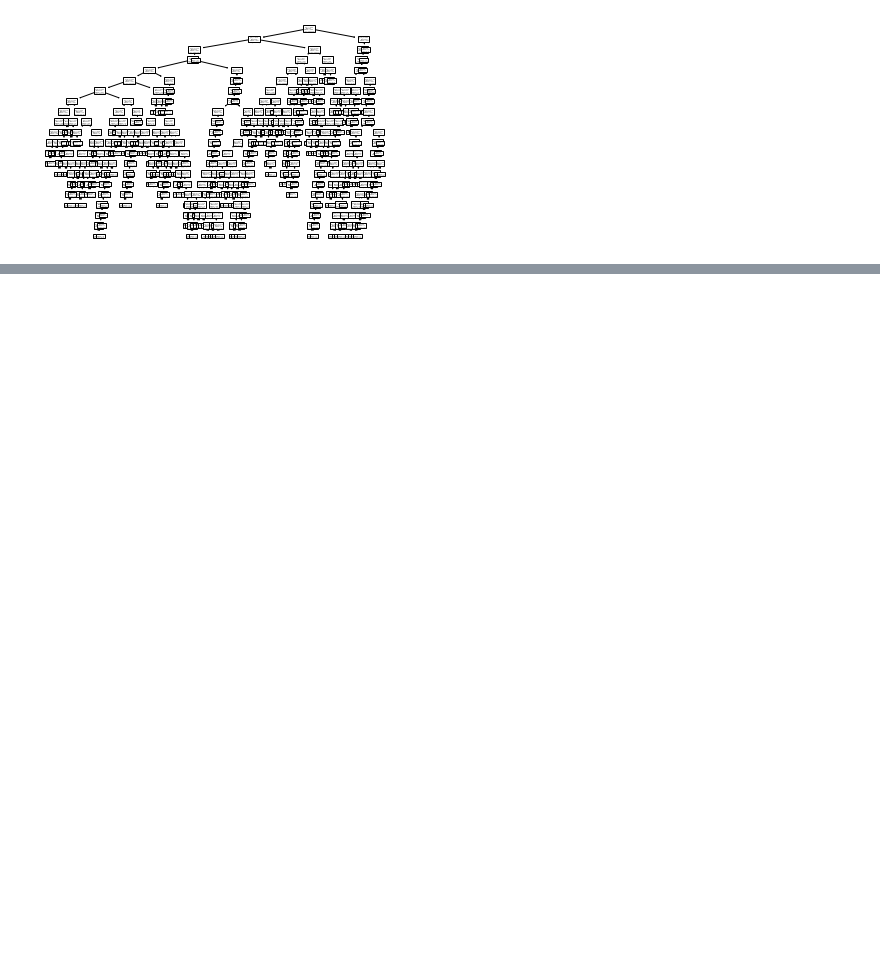
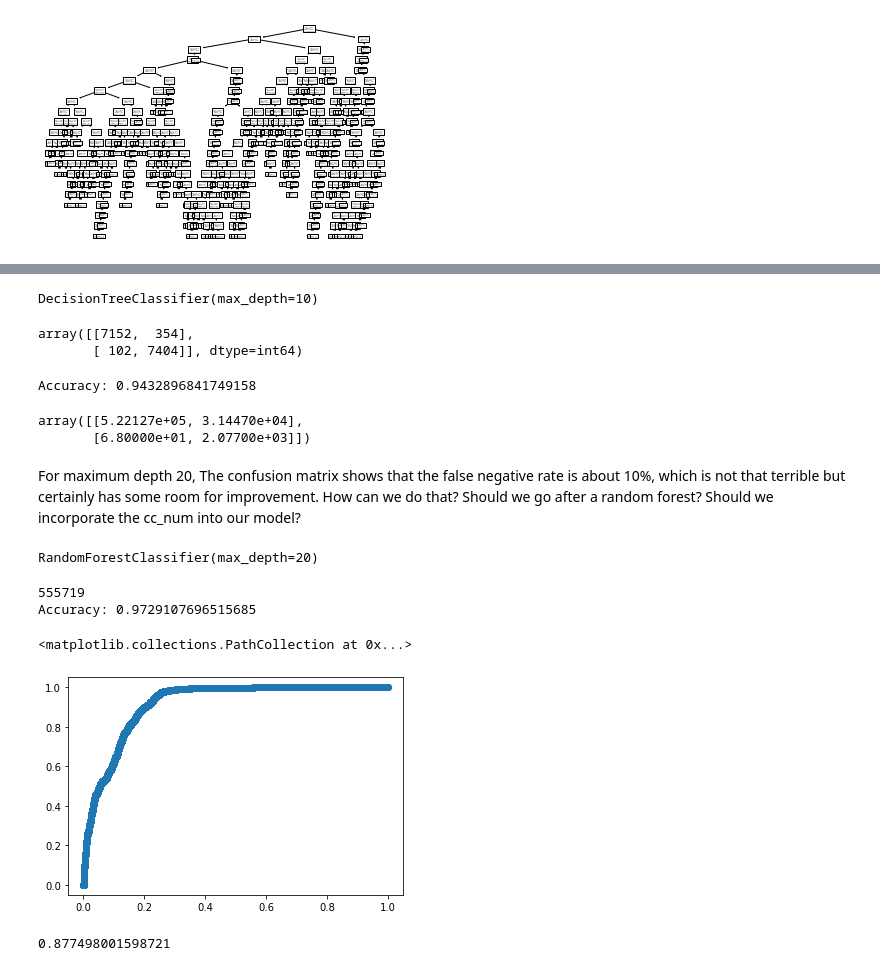
Before and after one commit to kungchinglin/fraud_detection, a Jupyter notebook: Fraud_detect.ipynb, the cells around one changed output, grey strips where cells are left out. Cells and saved outputs as stored; diff of their text form; code cells hidden in the pictures; blank space fills up the shorter version.

Commit message:
Finished building the model. Work on visualization next week.

```diff
--- a/Fraud_detect.ipynb
+++ b/Fraud_detect.ipynb
@@ -367,0 +466,13 @@ tree.plot_tree(DTC)
+# %%
+DTC = DecisionTreeClassifier(max_depth = 10)
+
+DTC.fit(X,Y)
+# %% [output]
+DecisionTreeClassifier(max_depth=10)
+# %%
+Y_predict = DTC.predict(X)
+
+confusion_matrix(Y,Y_predict)
+# %% [output]
+array([[7152,  354],
+       [ 102, 7404]], dtype=int64)
@@ -367,0 +533,39 @@ tree.plot_tree(DTC)
+# %%
+num_of_samples = 10000
+
+confuse_mat, ROC_result, auc = seqTesting(test_data, num_of_samples, 'is_fraud', scaler, DTC)
+# %% [output]
+Accuracy: 0.9432896841749158
+# %%
+confuse_mat
+# %% [output]
+array([[5.22127e+05, 3.14470e+04],
+       [6.80000e+01, 2.07700e+03]])
+# %% [markdown]
+For maximum depth 20, The confusion matrix shows that the false negative rate is about 10%, which is not that terrible but certainly has some room for improvement. How can we do that? Should we go after a random forest? Should we incorporate the cc_num into our model?
+# %%
+from sklearn.ensemble import RandomForestClassifier as RandomForest
+
+RFC = RandomForest(max_depth = 20)
+
+RFC.fit(X,Y)
+# %% [output]
+RandomForestClassifier(max_depth=20)
+# %%
+confuse_mat_RF, ROC_RF,auc = seqTesting(test_data, num_of_samples, 'is_fraud', scaler, RFC)
+# %% [output]
+555719
+Accuracy: 0.9729107696515685
+# %%
+confuse_mat_RF
+
+fpr, tpr, thresholds = ROC_RF
+
+plt.scatter(1-tpr, 1-fpr)
+# %% [output]
+<matplotlib.collections.PathCollection at 0x...>
+[figure, added]
+# %%
+RFC.score(X,Y)
+# %% [output]
+0.877498001598721
```
Also changed, not shown: parts of 57 cells of this notebook.
